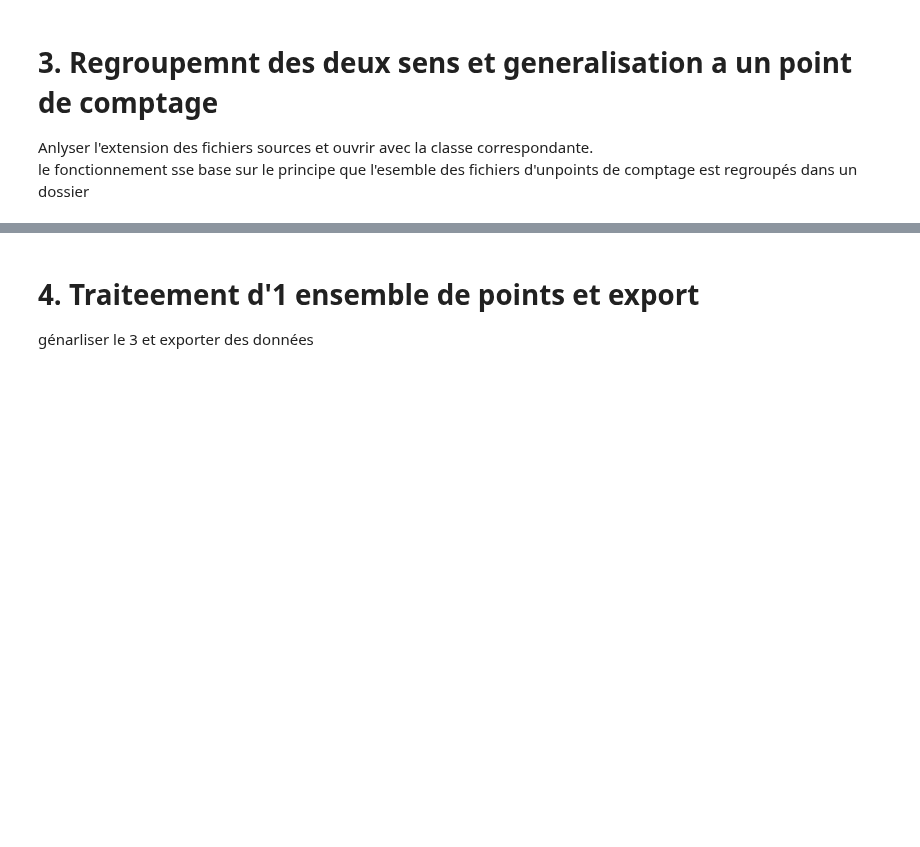
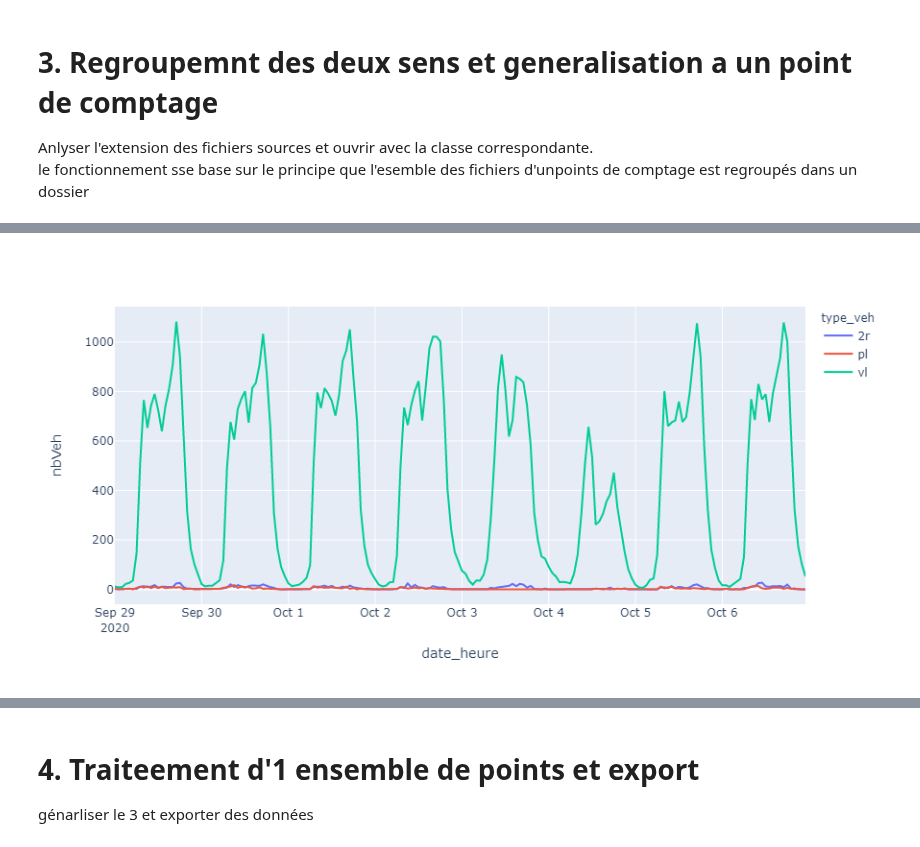
Before and after one commit to nantodevison/otv, a Jupyter notebook: otv/Transfert_Donnees/Fichiers_sources.ipynb, the cells around one changed output, grey strips where cells are left out. Cells and saved outputs as stored; diff of their text form; code cells hidden in the pictures; blank space fills up the shorter version.

```diff
--- a/otv/Transfert_Donnees/Fichiers_sources.ipynb
+++ b/otv/Transfert_Donnees/Fichiers_sources.ipynb
@@ -86,3 +84,3 @@ dicoHoraire['mja']['sens2']['graph']
 # %%
-alt.Chart(dfHeureTypeSens.groupby(['date_heure','type_veh']).nbVeh.sum().reset_index(), width=800).mark_line().encode(x='date_heure:T',y='nbVeh:Q', color='type_veh:N')
+px.line(cpt.dfHeureTypeSens.loc[cpt.dfHeureTypeSens.type_veh.isin(['vl','pl','2r'])].groupby(['date_heure','type_veh']).nbVeh.sum().reset_index(),x='date_heure',y='nbVeh', color='type_veh')
 # %% [output]
@@ -89,0 +87 @@ alt.Chart(dfHeureTypeSens.groupby(['date_heure','type_veh']).nbVeh.sum().reset_i
+[figure, added]
```
Also changed, not shown: parts of 13 cells of this notebook, 1 other file.
